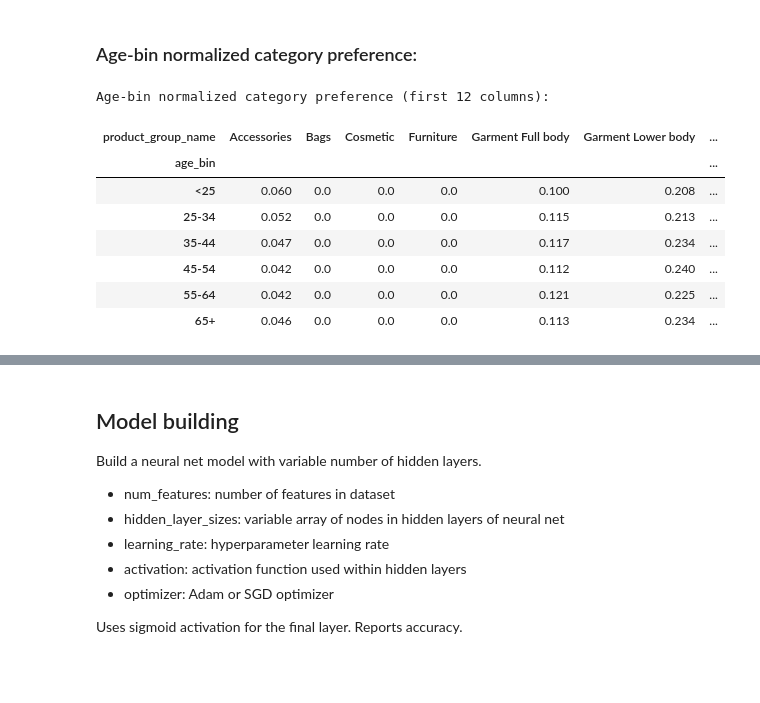
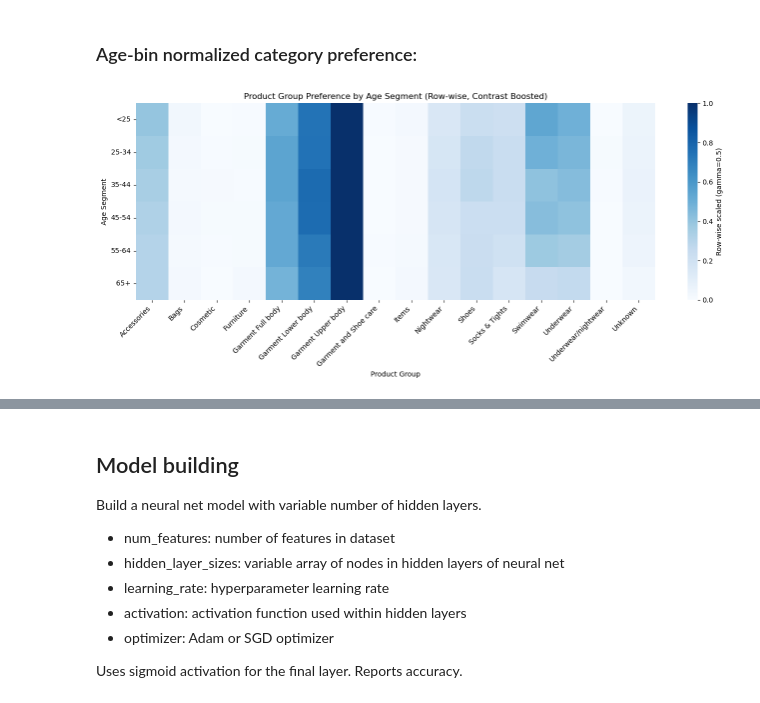
Before and after one commit to daveschaaf/mids_207_project, a Jupyter notebook: notebooks/product_recommendation_02.ipynb, the cells around one changed output, grey strips where cells are left out. Cells and saved outputs as stored; diff of their text form; code cells hidden in the pictures; blank space fills up the shorter version.

```diff
--- a/notebooks/product_recommendation_02.ipynb
+++ b/notebooks/product_recommendation_02.ipynb
@@ -327,26 +277,38 @@ Avg time lapse between purchases per repeat customer (days): 64.50
 # %%
 cust_tx = transactions_clean_df.merge(
     customers_clean_df[["customer_id", "age"]], on="customer_id", how="left"
 ).merge(
     articles_clean_df[["article_id", "product_group_name"]], on="article_id", how="left"
 )
 
 cust_tx["age_bin"] = pd.cut(
     cust_tx["age"],
     bins=[0, 24, 34, 44, 54, 64, 120],
     labels=["<25", "25-34", "35-44", "45-54", "55-64", "65+"]
 )
 
-age_group_pref = pd.crosstab(cust_tx["age_bin"], cust_tx["product_group_name"], normalize="index")
-print("Age-bin normalized category preference (first 12 columns):")
-display(age_group_pref.iloc[:, :12].round(3))
+row_min = age_group_pref.min(axis=1)
+row_max = age_group_pref.max(axis=1)
+row_scaled = age_group_pref.sub(row_min, axis=0).div((row_max - row_min), axis=0).fillna(0)
+
+# Contrast boost: gamma < 1 makes mid/high values darker (more separation)
+gamma = 0.5   # try 0.4 ~ 0.8
+row_scaled_contrast = row_scaled ** gamma
+
+plt.figure(figsize=(14,6))
+sns.heatmap(
+    row_scaled_contrast,
+    cmap="Blues",
+    vmin=0, vmax=1,
+    cbar_kws={"label": f"Row-wise scaled (gamma={gamma})"}
+)
+
+plt.title("Product Group Preference by Age Segment (Row-wise, Contrast Boosted)")
+plt.xlabel("Product Group")
+plt.ylabel("Age Segment")
+plt.xticks(rotation=45, ha="right")
+plt.yticks(rotation=0)
+plt.tight_layout()
+plt.show()
 # %% [output]
-Age-bin normalized category preference (first 12 columns):
-| product_group_name | Accessories | Bags | Cosmetic | Furniture | Garment Full body | Garment Lower body | ... |
-| age_bin |  |  |  |  |  |  | ... |
-| <25 | 0.060 | 0.0 | 0.0 | 0.0 | 0.100 | 0.208 | ... |
-| 25-34 | 0.052 | 0.0 | 0.0 | 0.0 | 0.115 | 0.213 | ... |
-| 35-44 | 0.047 | 0.0 | 0.0 | 0.0 | 0.117 | 0.234 | ... |
-| 45-54 | 0.042 | 0.0 | 0.0 | 0.0 | 0.112 | 0.240 | ... |
-| 55-64 | 0.042 | 0.0 | 0.0 | 0.0 | 0.121 | 0.225 | ... |
-| 65+ | 0.046 | 0.0 | 0.0 | 0.0 | 0.113 | 0.234 | ... |
+[figure, added]
```
Also changed, not shown: parts of 2 cells of this notebook.
